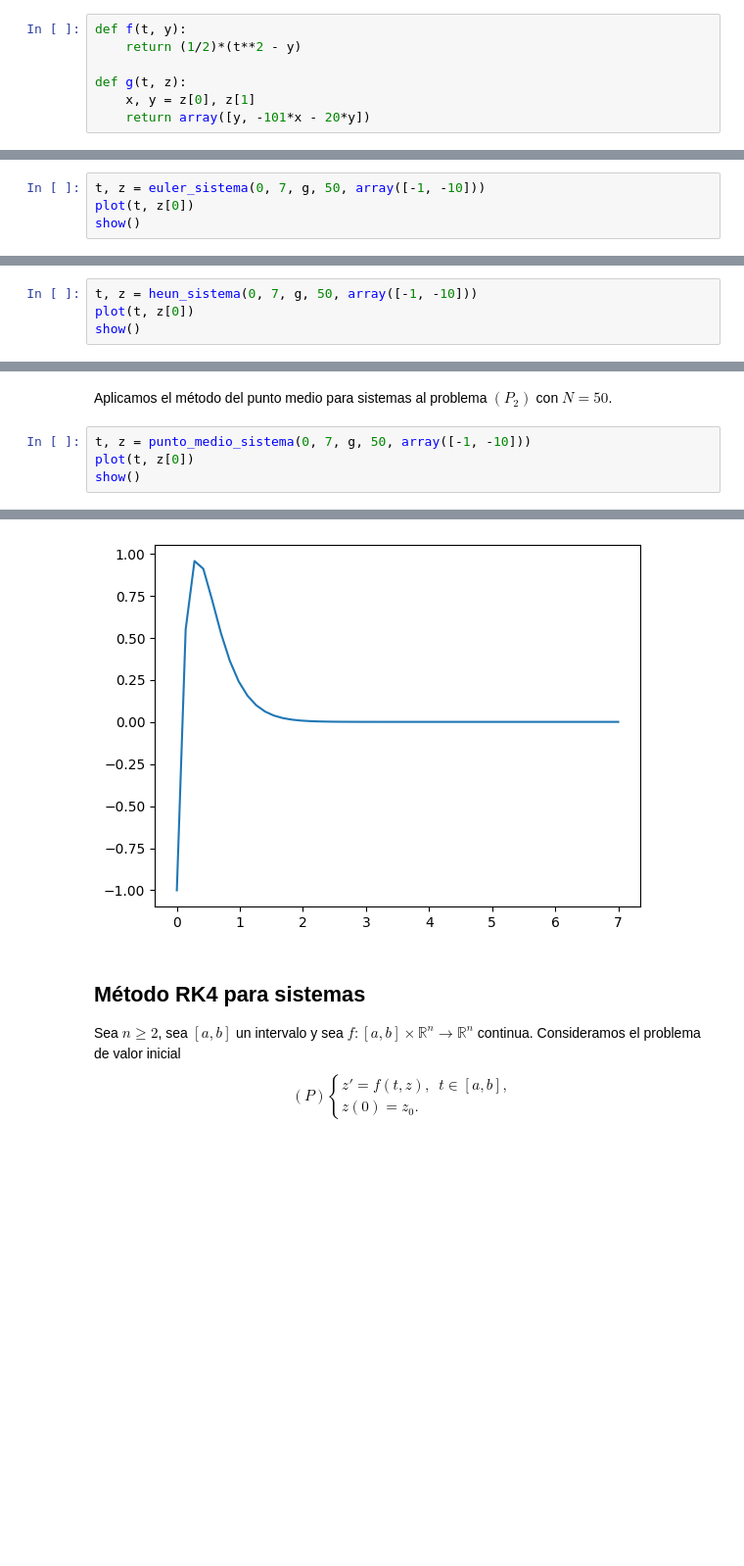
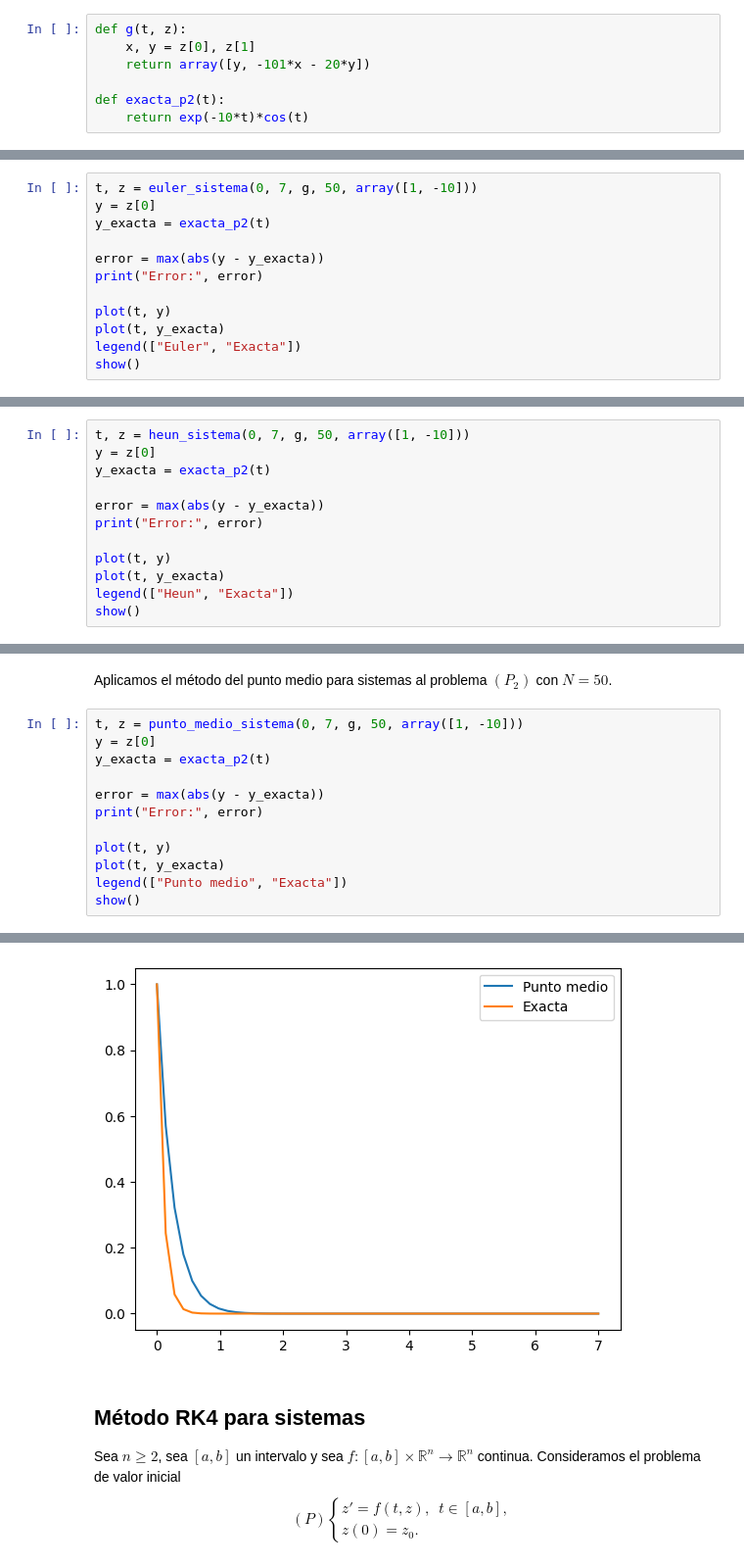
Before and after one commit to DanielSevillano/matematicas-python, a Jupyter notebook: Resolución numérica de problemas de valor inicial.ipynb, the cells around one changed output, grey strips where cells are left out. Shown at 98% size. Drawn from its saved outputs; the diff is of its cells as text; blank space fills up the shorter version.

Commit message:
Análisis del error en los problemas de v. inicial.

```diff
--- a/Resolución numérica de problemas de valor inicial.ipynb
+++ b/Resolución numérica de problemas de valor inicial.ipynb
@@ -37,12 +51,12 @@ y' = -101x - 20y, & t \in [0, 7], \\
 x(0) = 1, \; y(0) = -10.
 \end{cases}$$
 # %%
-def f(t, y):
-    return (1/2)*(t**2 - y)
-
 def g(t, z):
     x, y = z[0], z[1]
     return array([y, -101*x - 20*y])
+
+def exacta_p2(t):
+    return exp(-10*t)*cos(t)
 # %% [markdown]
 ## Método de Euler
 Sea $[a, b]$ un intervalo y sea $f: [a, b] \times \mathbb{R} \to \mathbb{R}$ continua.
@@ -362,7 +432,15 @@ def euler_sistema(a, b, f, N, z0):
 # %% [markdown]
 Aplicamos el método de Euler para sistemas al problema $(P_2)$ con $N = 50$.
 # %%
-t, z = euler_sistema(0, 7, g, 50, array([-1, -10]))
-plot(t, z[0])
+t, z = euler_sistema(0, 7, g, 50, array([1, -10]))
+y = z[0]
+y_exacta = exacta_p2(t)
+
+error = max(abs(y - y_exacta))
+print("Error:", error)
+
+plot(t, y)
+plot(t, y_exacta)
+legend(["Euler", "Exacta"])
 show()
 # %% [output]
@@ -398,7 +477,15 @@ def heun_sistema(a, b, f, N, z0):
 # %% [markdown]
 Aplicamos el método de Heun para sistemas al problema $(P_2)$ con $N = 50$.
 # %%
-t, z = heun_sistema(0, 7, g, 50, array([-1, -10]))
-plot(t, z[0])
+t, z = heun_sistema(0, 7, g, 50, array([1, -10]))
+y = z[0]
+y_exacta = exacta_p2(t)
+
+error = max(abs(y - y_exacta))
+print("Error:", error)
+
+plot(t, y)
+plot(t, y_exacta)
+legend(["Heun", "Exacta"])
 show()
 # %% [output]
@@ -434,7 +522,15 @@ def punto_medio_sistema(a, b, f, N, z0):
 # %% [markdown]
 Aplicamos el método del punto medio para sistemas al problema $(P_2)$ con $N = 50$.
 # %%
-t, z = punto_medio_sistema(0, 7, g, 50, array([-1, -10]))
-plot(t, z[0])
+t, z = punto_medio_sistema(0, 7, g, 50, array([1, -10]))
+y = z[0]
+y_exacta = exacta_p2(t)
+
+error = max(abs(y - y_exacta))
+print("Error:", error)
+
+plot(t, y)
+plot(t, y_exacta)
+legend(["Punto medio", "Exacta"])
 show()
 # %% [output]
@@ -441,4 +538,4 @@ show()
-[figure, old version]
+[figure, new version]
 # %% [markdown]
 ## Método RK4 para sistemas
 Sea $n \geq 2$, sea $[a, b]$ un intervalo y sea $f: [a, b] \times \mathbb{R}^n \to \mathbb{R}^n$ continua.
```
Also changed, not shown: parts of 16 cells of this notebook.
